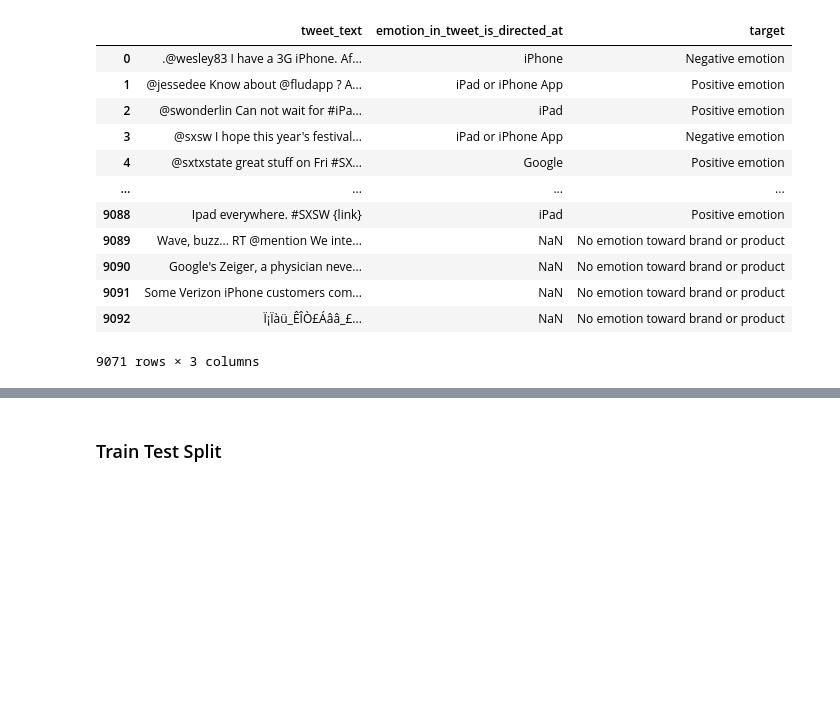
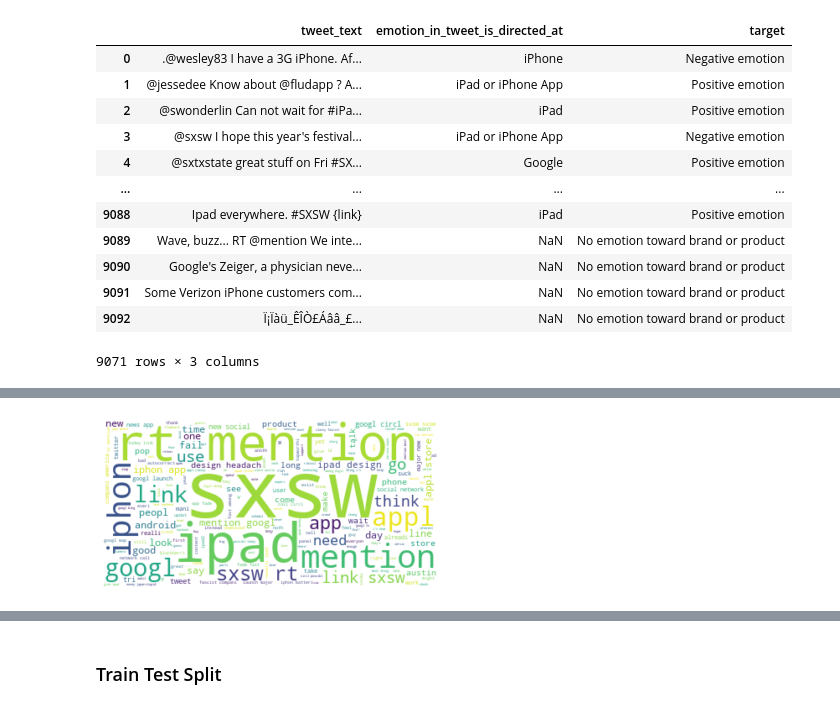
Before and after one commit to raylinsoriano/NLP_project, a Jupyter notebook: Individual Notebooks/Raylin's Notebook.ipynb, the cells around one changed output, grey strips where cells are left out. Drawn from its saved outputs; the diff is of its cells as text; code cells hidden in the pictures; blank space fills up the shorter version.

```diff
--- a/Individual Notebooks/Raylin's Notebook.ipynb
+++ b/Individual Notebooks/Raylin's Notebook.ipynb
@@ -312,0 +266,10 @@ plt.show()
+# %%
+neg_text = df['tokenized'].loc[df['target'] == 'Negative emotion'].tolist()
+neg_text = ' '.join(neg_text).lower()
+# %%
+negative_word= WordCloud(stopwords=stopwords, background_color="white").generate(neg_text)
+plt.imshow(negative_word, interpolation='bilinear')
+plt.axis("off")
+plt.show()
+# %% [output]
+[figure, added]
```
Also changed, not shown: parts of 121 cells of this notebook.
